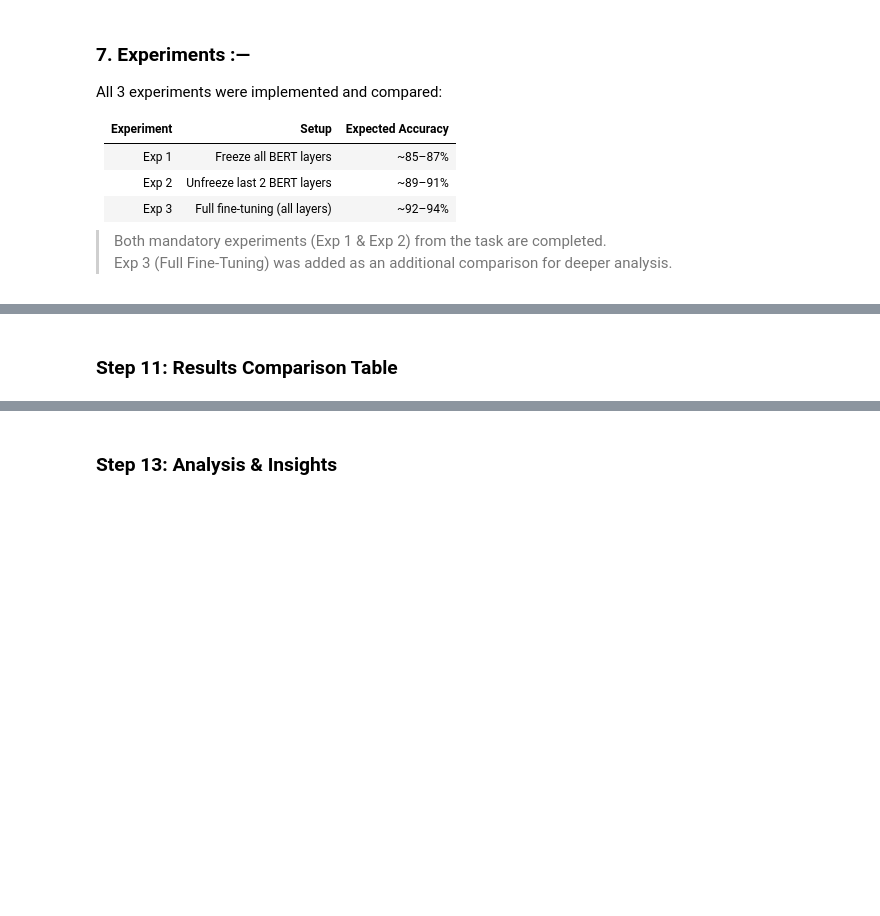
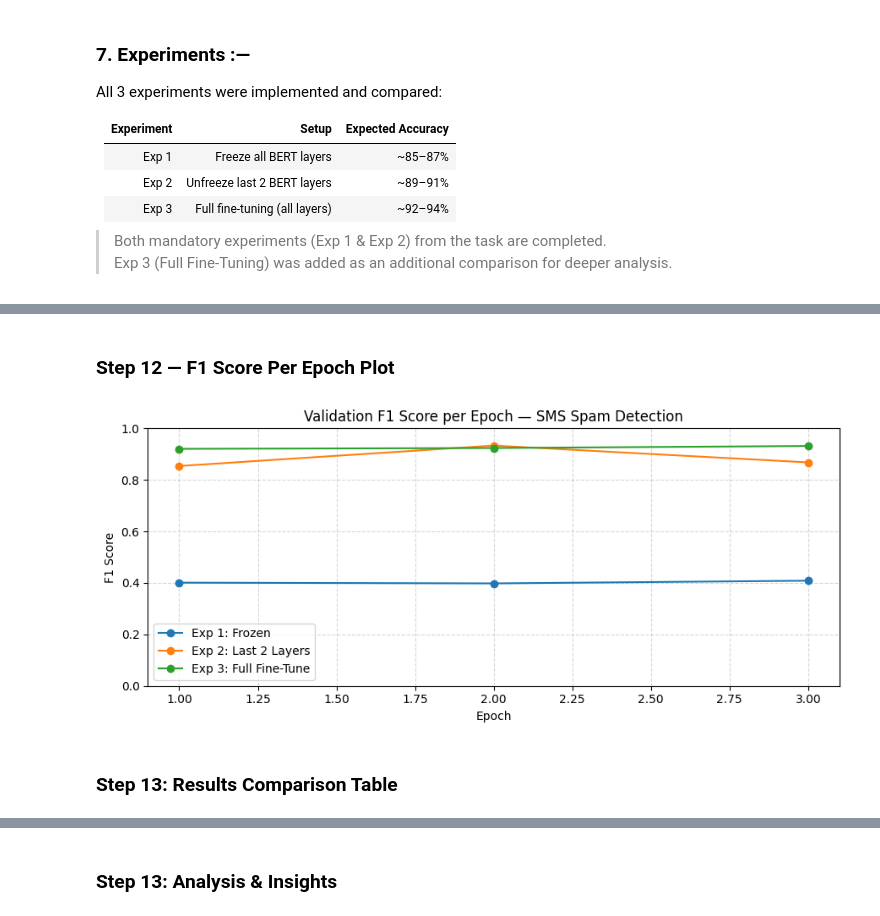
Before and after one commit to Sujal5941/Inomactics-Gen-AI-Internship, a Jupyter notebook: BERT_Fine_Tuning.ipynb, the cells around one changed output, grey strips where cells are left out. Drawn from its saved outputs; the diff is of its cells as text; code cells hidden in the pictures; blank space fills up the shorter version.

```diff
--- a/BERT_Fine_Tuning.ipynb
+++ b/BERT_Fine_Tuning.ipynb
@@ -166,7 +230,9 @@ Tokenization complete.
 # %%
-class IMDBDataset(Dataset):
-    """Custom Dataset that wraps tokenized encodings and labels."""
-
+class SMSDataset(Dataset):
+    """
+    Custom PyTorch Dataset for SMS Spam.
+    Wraps tokenized encodings and integer labels.
+    """
     def __init__(self, encodings, labels):
         self.encodings = encodings
         self.labels    = labels
@@ -175,22 +241,23 @@ class IMDBDataset(Dataset):
         return len(self.labels)
 
     def __getitem__(self, idx):
-        # Return a dict of tensors for a single sample
         item = {key: val[idx] for key, val in self.encodings.items()}
         item["labels"] = torch.tensor(self.labels[idx], dtype=torch.long)
         return item
 
 # Wrap in Dataset objects
-train_dataset = IMDBDataset(train_enc, y_train)
-val_dataset   = IMDBDataset(val_enc,   y_val)
-test_dataset  = IMDBDataset(test_enc,  y_test)
+train_dataset = SMSDataset(train_enc, y_train)
+val_dataset   = SMSDataset(val_enc,   y_val)
+test_dataset  = SMSDataset(test_enc,  y_test)
 
-# DataLoaders: batch the data for training
+# DataLoaders for batching
 BATCH_SIZE = 16
 
 train_loader = DataLoader(train_dataset, batch_size=BATCH_SIZE, shuffle=True)
 val_loader   = DataLoader(val_dataset,   batch_size=BATCH_SIZE)
 test_loader  = DataLoader(test_dataset,  batch_size=BATCH_SIZE)
 
-print(f"Batches per epoch (train): {len(train_loader)}")
+print(f"Train batches : {len(train_loader)}")
+print(f"Val batches   : {len(val_loader)}")
+print(f"Test batches  : {len(test_loader)}")
 # %% [output]
@@ -456,3 +584,30 @@ plt.show()
+# %% [markdown]
+### **Step 12 — F1 Score Per Epoch Plot**
+# %%
+plt.figure(figsize=(9, 4))
+
+for label, history in [
+    ("Exp 1: Frozen",         history_exp1),
+    ("Exp 2: Last 2 Layers",  history_exp2),
+    ("Exp 3: Full Fine-Tune", history_exp3),
+]:
+    plt.plot(
+        range(1, EPOCHS + 1),
+        [m["f1"] for m in history],
+        marker="o", label=label
+    )
+
+plt.title("Validation F1 Score per Epoch — SMS Spam Detection")
+plt.xlabel("Epoch")
+plt.ylabel("F1 Score")
+plt.ylim(0, 1)
+plt.legend()
+plt.grid(True, linestyle="--", alpha=0.5)
+plt.tight_layout()
+plt.savefig("f1_per_epoch.png", dpi=150)
+plt.show()
+# %% [output]
+[figure, added]
 # %% [markdown]
-### **Step 11: Results Comparison Table**
+### **Step 13: Results Comparison Table**
 # %%
```
Also changed, not shown: parts of 27 cells of this notebook.
